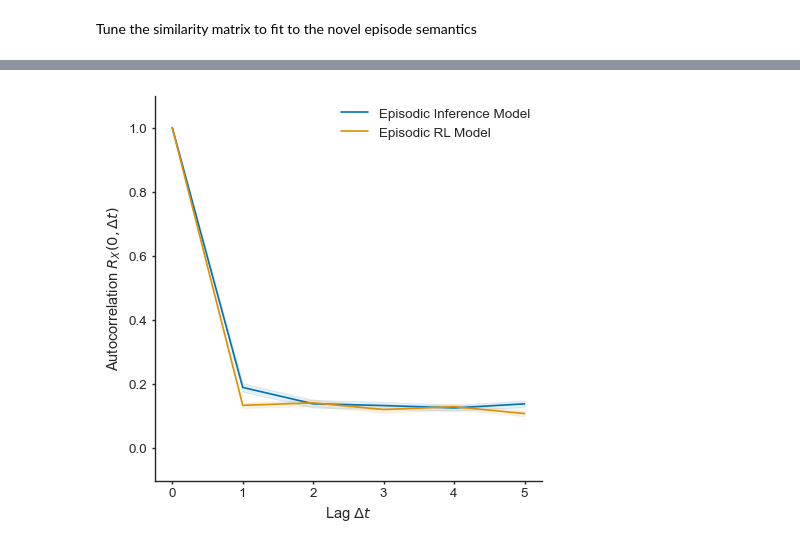
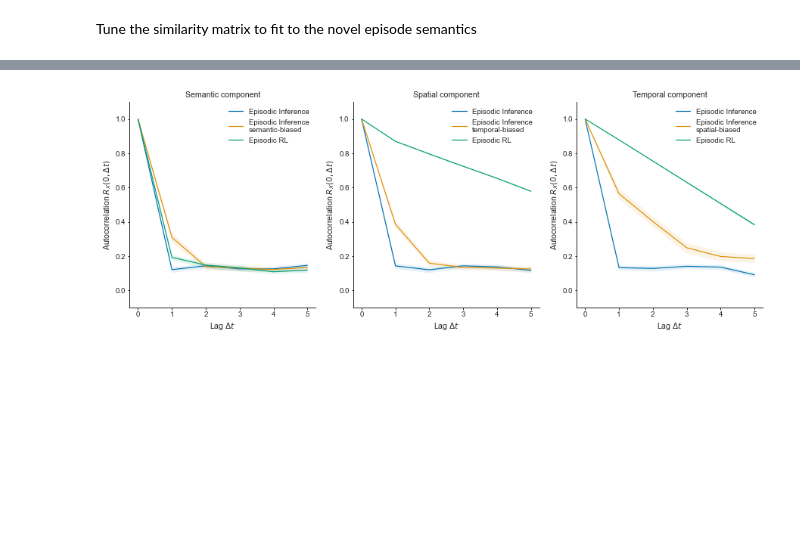
Before and after one commit to LubnaAb/episodic_memory, a Jupyter notebook: sampling.ipynb, the cells around one changed output, grey strips where cells are left out. Cells and saved outputs as stored; diff of their text form; code cells hidden in the pictures; blank space fills up the shorter version.

```diff
--- a/sampling.ipynb
+++ b/sampling.ipynb
@@ -10,3 +10,5 @@ df_words_similarities[df_words_similarities > 1] = 1
 
 
 df_locations_similarities = pd.read_csv('locations_similarities.csv', index_col=0)
+df_locations_similarities[df_locations_similarities < 0] = 0
+df_locations_similarities[df_locations_similarities > 1] = 1
@@ -225,7 +251,9 @@ plot_environment(df_env_states, words_sorted, ax=ax)
 
 # plot the df_sequences
 
-for c, (name, df_sequences_i) in zip(["b", "r"], df_sequences):
+# extrat model "Episodic Inference" and "Episodic RL"
+df_sequences_2 = df_sequences[df_sequences['model'].isin(["Episodic Inference", episodic_rl_label])].groupby('model')
+for c, (name, df_sequences_i) in zip(["b", "r"], df_sequences_2):
     # reset index
     df_sequences_i = df_sequences_i.reset_index(drop=True)
     df_sequences_i = df_sequences_i.groupby('seq')
@@ -245,5 +273,7 @@ for c, (name, df_sequences_i) in zip(["b", "r"], df_sequences):
                             [words_sorted[df_sequences_seq_i.iloc[i - 1]['word']], words_sorted[row['word']]], color=c, alpha=0.3)
         break
 ax.legend()
+# set x label
+ax.set_xlabel("Time (s)")
 plt.show()
 # %% [output]
@@ -294,13 +349,6 @@ p = (
 df_env_states_numpy = df_env_states.copy()
 
 df_env_states_numpy["word"] = df_env_states_numpy["word"].apply(lambda x: df_semantic_mds.loc[x][0])
+df_env_states_numpy["location"] = df_env_states_numpy["location"].apply(lambda x: df_spatial_mds.loc[x][0])
 
 df_env_states_numpy = df_env_states_numpy.to_numpy().astype(np.float32)
-# %%
-from autocorrelation import estimate_episodic_acf_v2
-
-samps_state = df_env_states_numpy[seqs_1]
-acf_mean, acf_sem = estimate_episodic_acf_v2(samps_state, axis=(0, 1))
-
-samps_state = df_env_states_numpy[seqs_2]
-dummy_acf_mean, dummy_acf_sem = estimate_episodic_acf_v2(samps_state, axis=(0, 1))
@@ -307,26 +427,32 @@ dummy_acf_mean, dummy_acf_sem = estimate_episodic_acf_v2(samps_state, axis=(0, 1
 # %%
+from autocorrelation import estimate_episodic_acf_v2
+import seaborn as sns
 
 lags = np.arange(0, 6)
-ind = 0
+fig, ax = plt.subplots(1, 3, figsize=(15, 5))
+color = sns.color_palette()
 
-fig, ax = plt.subplots(1, 1, figsize=(5, 5))
-# plot mean
-ax.plot(lags, acf_mean[lags, ind], label="Episodic Inference Model", color="C0")
-ax.fill_between(lags, acf_mean[lags, ind] - acf_sem[lags, ind], acf_mean[lags, ind] + acf_sem[lags, ind], alpha=0.1, color="C0")
+for i, comp in enumerate(["Semantic", "Spatial", "Temporal"]):
+    for m_i, (model, seqs) in enumerate(seqs_auto.items()):
+        if m_i not in [0, i + 1, 4]:
+            continue
+        samps_state = df_env_states_numpy[seqs]
+        acf_mean, acf_sem = estimate_episodic_acf_v2(samps_state, axis=(0, 1, 2))
+        # plot mean
+        ax[i].plot(lags, acf_mean[lags, i], label=model)
+        ax[i].fill_between(lags, acf_mean[lags, i] - acf_sem[lags, i], acf_mean[lags, i] + acf_sem[lags, i],
+                         alpha=0.1)
 
-ax.plot(lags, dummy_acf_mean[lags, ind], label="Episodic RL Model", color="C1")
-ax.fill_between(lags, dummy_acf_mean[lags, ind] - dummy_acf_sem[lags, ind], dummy_acf_mean[lags, ind] + dummy_acf_sem[lags, ind], alpha=0.1, color="C1")
+    # add legend
+    ax[i].legend()
 
-# add legend
-ax.legend()
-
-# add labels
-ax.set_xlabel("Lag $\Delta t$")
-ax.set_ylabel("Autocorrelation $R_X(0, \Delta t)$")
-
-# set y limits
-ax.set_ylim(-0.1, 1.1)
+    # add labels
+    ax[i].set_xlabel("Lag $\Delta t$")
+    ax[i].set_ylabel("Autocorrelation $R_X(0, \Delta t)$")
+    ax[i].set_title(f"{comp} component")
+    # set y limits
+    ax[i].set_ylim(-0.1, 1.1)
 
 plt.show()
 # %% [output]
-[figure, old version]
+[figure, new version]
```
Also changed, not shown: parts of 17 cells of this notebook, 14 other files.
